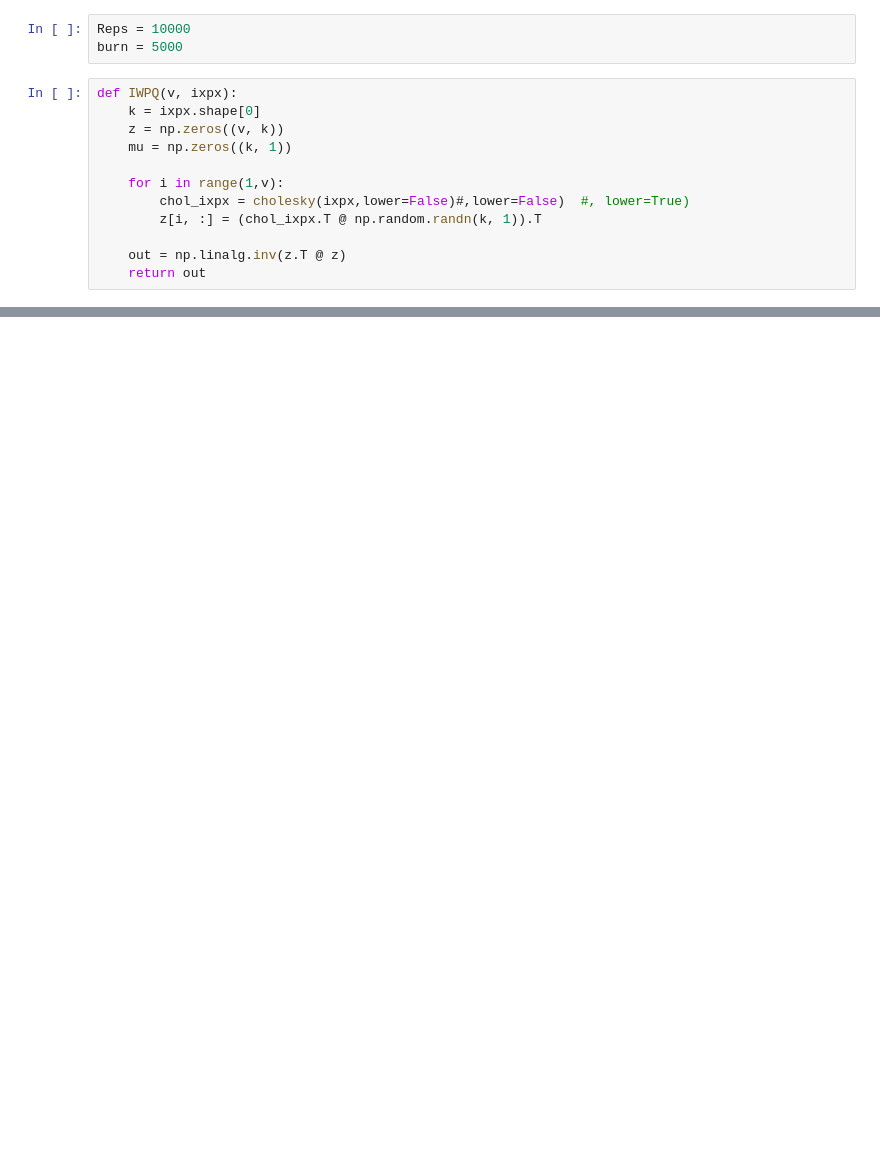
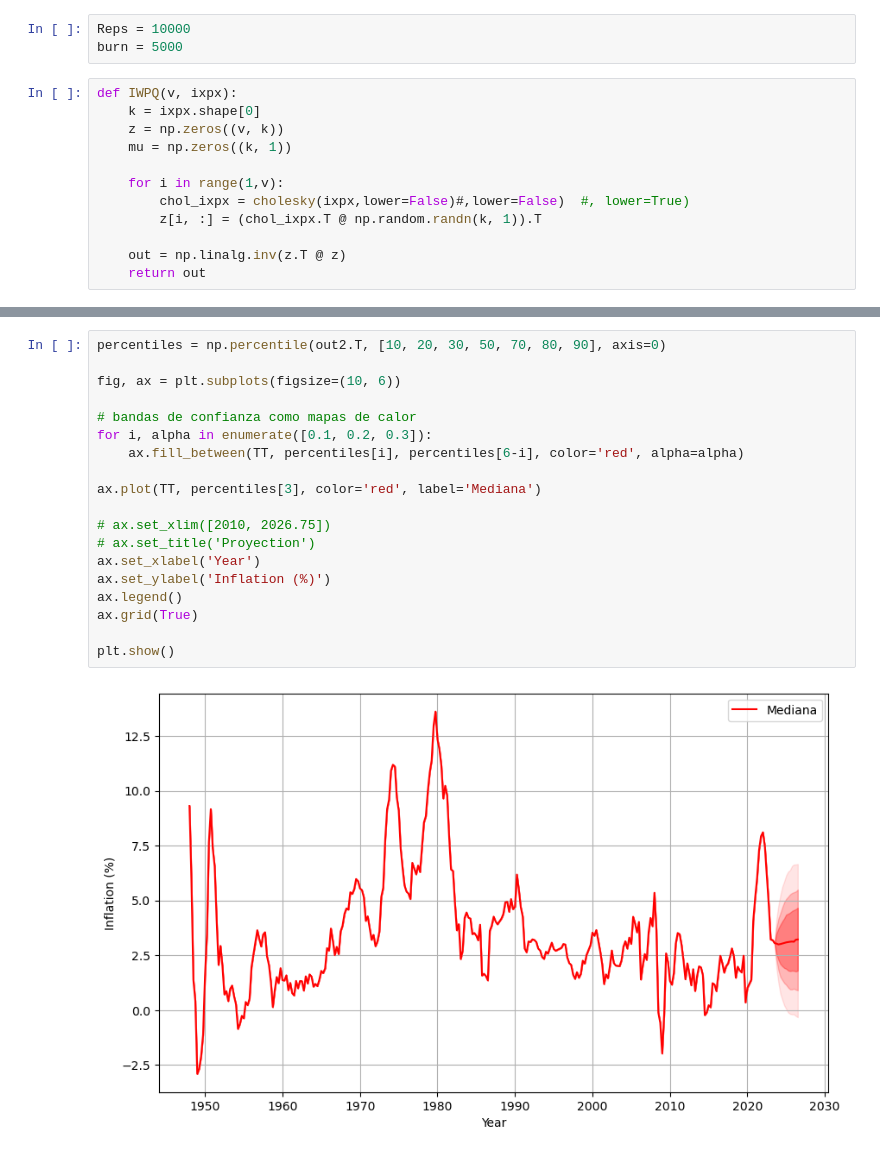
Before and after one commit to jhersoncueva/Gibbs-Sampling-VAR, a Jupyter notebook: ex_1_2024.ipynb, the cells around one changed output, grey strips where cells are left out. Drawn from its saved outputs; the diff is of its cells as text; blank space fills up the shorter version.

```diff
--- a/ex_1_2024.ipynb
+++ b/ex_1_2024.ipynb
@@ -191,0 +228,21 @@ fig.savefig('forecast_gdp_and_inflation.png', dpi=fig.dpi)
+# %%
+percentiles = np.percentile(out2.T, [10, 20, 30, 50, 70, 80, 90], axis=0)
+
+fig, ax = plt.subplots(figsize=(10, 6))
+
+# bandas de confianza como mapas de calor
+for i, alpha in enumerate([0.1, 0.2, 0.3]):
+    ax.fill_between(TT, percentiles[i], percentiles[6-i], color='red', alpha=alpha)
+
+ax.plot(TT, percentiles[3], color='red', label='Mediana')
+
+# ax.set_xlim([2010, 2026.75])
+# ax.set_title('Proyection')
+ax.set_xlabel('Year')
+ax.set_ylabel('Inflation (%)')
+ax.legend()
+ax.grid(True)
+
+plt.show()
+# %% [output]
+[figure, added]
```
Also changed, not shown: parts of 7 cells of this notebook, 2 other files.
